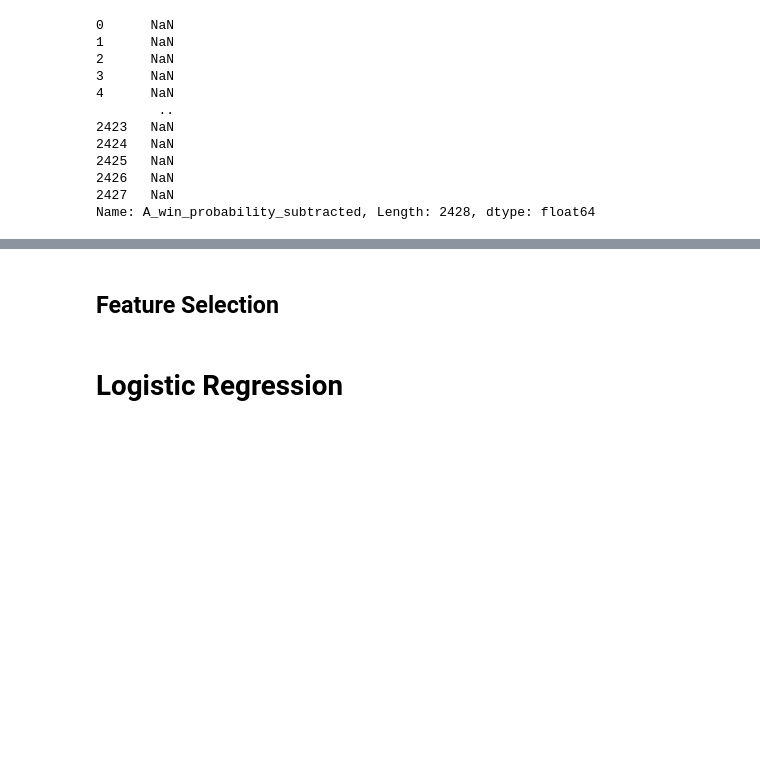
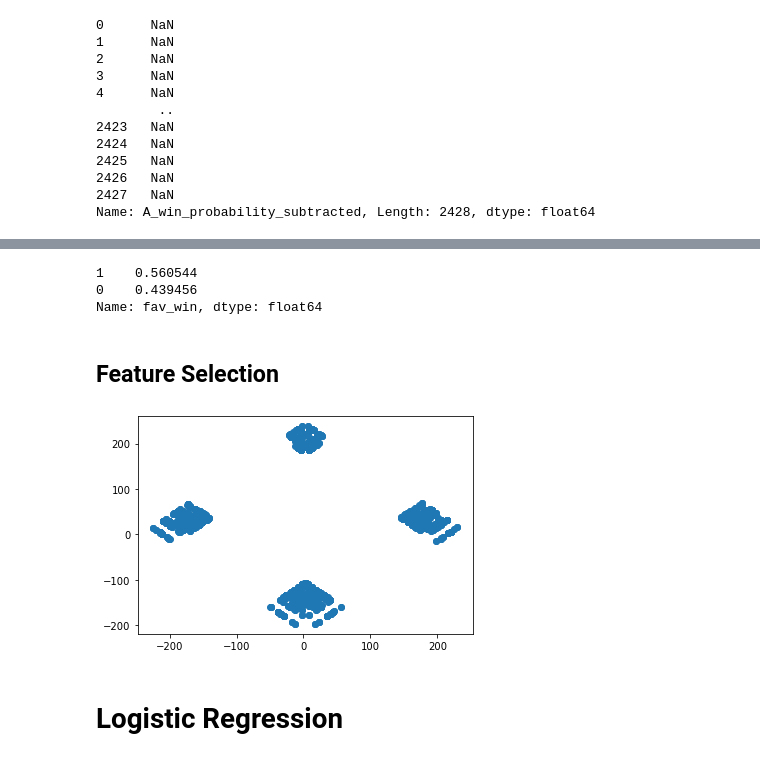
Before and after one commit to MatthewR1021/MLB_Classification, a Jupyter notebook: Modeling_Function_Builder.ipynb, the cells around one changed output, grey strips where cells are left out. Cells and saved outputs as stored; diff of their text form; code cells hidden in the pictures; blank space fills up the shorter version.

```diff
--- a/Modeling_Function_Builder.ipynb
+++ b/Modeling_Function_Builder.ipynb
@@ -102,0 +113,6 @@ df
+# %%
+df.fav_win.value_counts(normalize=True)
+# %% [output]
+1    0.560544
+0    0.439456
+Name: fav_win, dtype: float64
@@ -103,10 +133,18 @@ df
 # %%
-X=df.drop('home_win',axis=1)
-y=df['home_win']
+X=df.drop(['home_win','H_name','A_name','fav_win'],axis=1)
+y=df['fav_win']
 # %%
 X_train, X_test, y_train, y_test = train_test_split(X, y,random_state=42)
 # %% [markdown]
 ## Feature Selection
+# %%
+pca=PCA(n_components=0.7)
+train_pca=pca.fit_transform(X_train)
+test_pca=pca.transform(X_test)
+# %%
+plt.scatter(train_pca[:,0], train_pca[:,1]);
+# %% [output]
+[figure, added]
 # %%
 ss=StandardScaler()
 X_train_scaled=ss.fit_transform(X_train)
```
Also changed, not shown: parts of 14 cells of this notebook, 16 other files.
